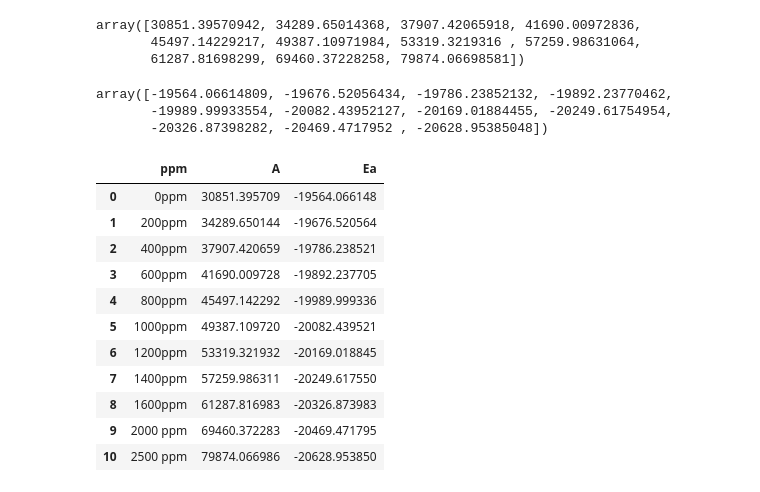
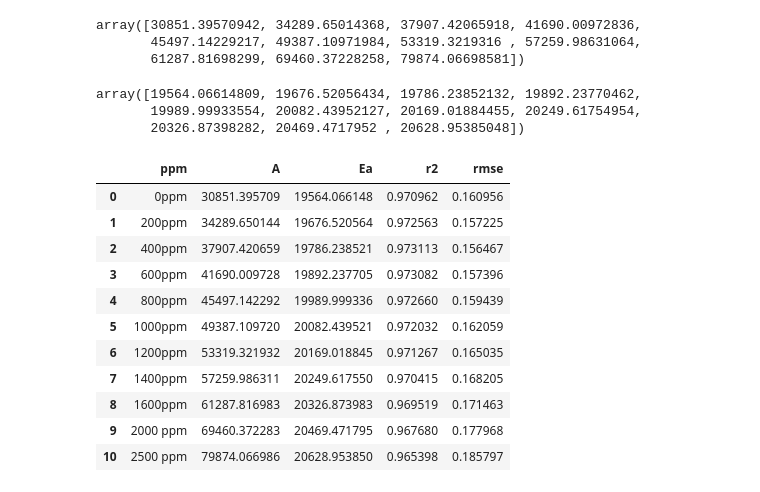
Before and after one commit to BingHungLee/BHAI-Daily-Practice, a Jupyter notebook: [20210706]_EDC_Cracking_Deriviations_Data_Preprocessing.ipynb, the cells around one changed output. Drawn from its saved outputs; the diff is of its cells as text; code cells hidden in the pictures.

```diff
--- a/[20210706]_EDC_Cracking_Deriviations_Data_Preprocessing.ipynb
+++ b/[20210706]_EDC_Cracking_Deriviations_Data_Preprocessing.ipynb
@@ -400,23 +400,36 @@ def EDC_crack_derive(ppm):
   print("CASE :", ppm)
   rmse=np.sqrt(np.mean((reg_model.predict(Tr_)-ln_k)**2))
   print("model rmse :", rmse)
+  r2_=r2_score(ln_k,reg_model.predict(Tr_))
   print("model R2 score :",r2_score(ln_k,reg_model.predict(Tr_)))
   A = math.exp(reg_model.intercept_)
-  Ea = reg_model.coef_*1.987
+  Ea = -reg_model.coef_*1.987
 
   #print("ln(A) :",reg_model.intercept_)
   print("A :" ,math.exp(reg_model.intercept_))
   #print("Ea/R :",-reg_model.coef_)
   print("Ea :",-reg_model.coef_*1.987)
 
-  return A,Ea
+  plt.scatter(Tr_,ln_k)
+  plt.plot(Tr_,reg_model.predict(Tr_))
+  plt.xlabel("1/T")
+  plt.ylabel("ln(k)")
+  plt.title(ppm)
+  plt.show()
+
+  return A,Ea,r2_,rmse
 # %%
 A=[]
 Ea=[]
+r2=[]
+rmse=[]
+
 for i in range(cases_queue.size):
-  Atmp, Eatmp = EDC_crack_derive(cases_queue[i])
+  Atmp, Eatmp,r2tmp, rmsetmp = EDC_crack_derive(cases_queue[i])
   A = np.append(A,Atmp)
   Ea = np.append(Ea,Eatmp)
+  r2 = np.append(r2,r2tmp)
+  rmse = np.append(rmse,rmsetmp)
 # %% [output]
 ----------------------------------------------------------
 CASE : 0ppm
@@ -444,22 +483,22 @@ array([30851.39570942, 34289.65014368, 37907.42065918, 41690.00972836,
 # %%
 Ea
 # %% [output]
-array([-19564.06614809, -19676.52056434, -19786.23852132, -19892.23770462,
-       -19989.99933554, -20082.43952127, -20169.01884455, -20249.61754954,
-       -20326.87398282, -20469.4717952 , -20628.95385048])
+array([19564.06614809, 19676.52056434, 19786.23852132, 19892.23770462,
+       19989.99933554, 20082.43952127, 20169.01884455, 20249.61754954,
+       20326.87398282, 20469.4717952 , 20628.95385048])
 # %%
-df = pd.DataFrame({"ppm":cases_queue,'A':A, 'Ea':Ea})
+df = pd.DataFrame({"ppm":cases_queue,'A':A,'Ea':Ea,"r2":r2,"rmse":rmse})
 df
 # %% [output]
-|  | ppm | A | Ea |
-| 0 | 0ppm | 30851.395709 | -19564.066148 |
-| 1 | 200ppm | 34289.650144 | -19676.520564 |
-| 2 | 400ppm | 37907.420659 | -19786.238521 |
-| 3 | 600ppm | 41690.009728 | -19892.237705 |
-| 4 | 800ppm | 45497.142292 | -19989.999336 |
-| 5 | 1000ppm | 49387.109720 | -20082.439521 |
-| 6 | 1200ppm | 53319.321932 | -20169.018845 |
-| 7 | 1400ppm | 57259.986311 | -20249.617550 |
-| 8 | 1600ppm | 61287.816983 | -20326.873983 |
-| 9 | 2000 ppm | 69460.372283 | -20469.471795 |
-| 10 | 2500 ppm | 79874.066986 | -20628.953850 |
+|  | ppm | A | Ea | r2 | rmse |
+| 0 | 0ppm | 30851.395709 | 19564.066148 | 0.970962 | 0.160956 |
+| 1 | 200ppm | 34289.650144 | 19676.520564 | 0.972563 | 0.157225 |
+| 2 | 400ppm | 37907.420659 | 19786.238521 | 0.973113 | 0.156467 |
+| 3 | 600ppm | 41690.009728 | 19892.237705 | 0.973082 | 0.157396 |
+| 4 | 800ppm | 45497.142292 | 19989.999336 | 0.972660 | 0.159439 |
+| 5 | 1000ppm | 49387.109720 | 20082.439521 | 0.972032 | 0.162059 |
+| 6 | 1200ppm | 53319.321932 | 20169.018845 | 0.971267 | 0.165035 |
+| 7 | 1400ppm | 57259.986311 | 20249.617550 | 0.970415 | 0.168205 |
+| 8 | 1600ppm | 61287.816983 | 20326.873983 | 0.969519 | 0.171463 |
+| 9 | 2000 ppm | 69460.372283 | 20469.471795 | 0.967680 | 0.177968 |
+| 10 | 2500 ppm | 79874.066986 | 20628.953850 | 0.965398 | 0.185797 |
```
Also changed, not shown: parts of 1 cell of this notebook.
